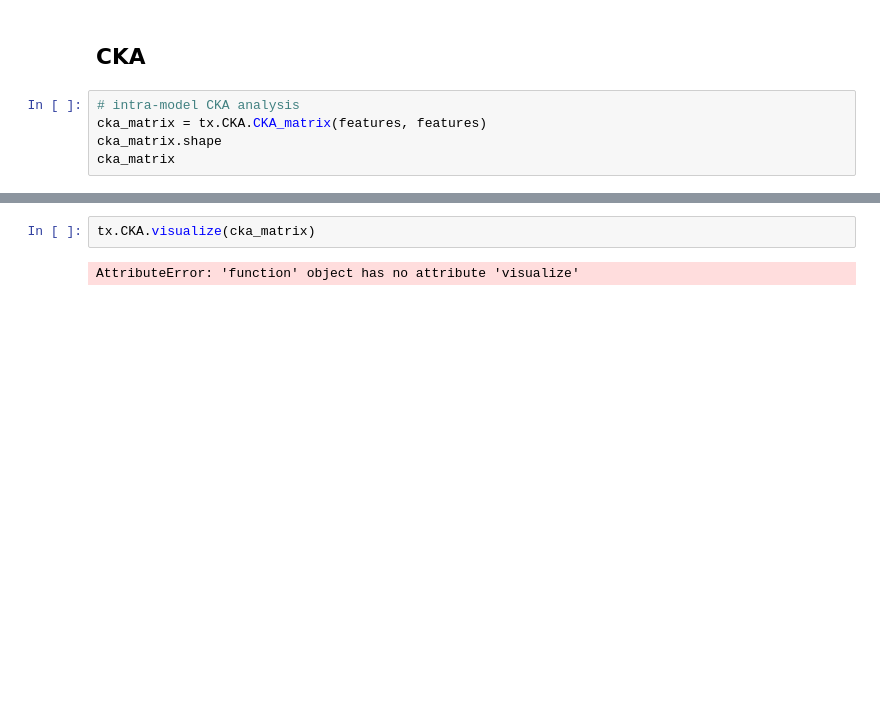
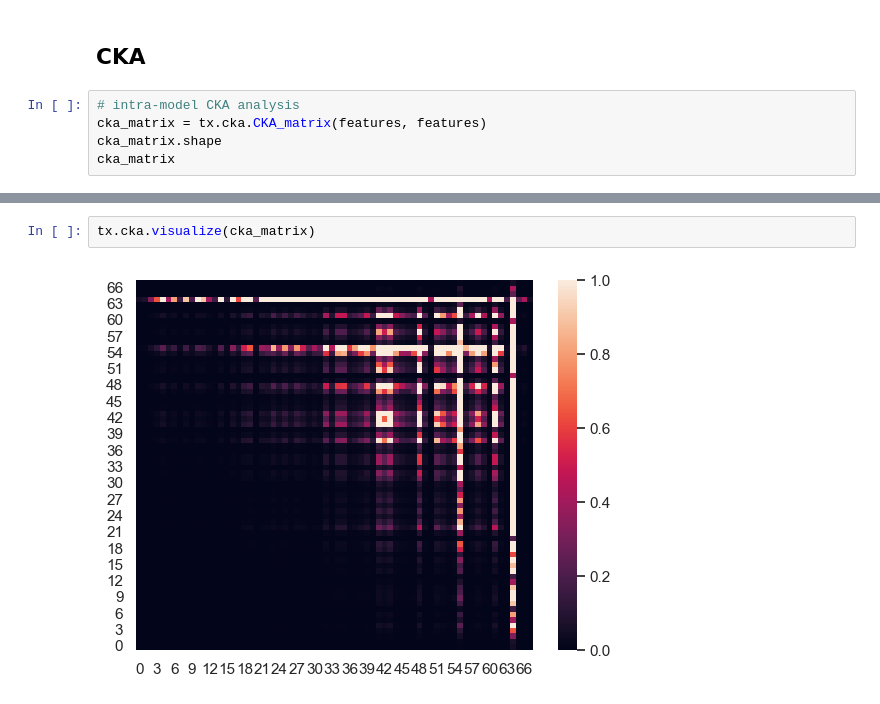
Before and after one commit to jimmylin0979/torchxai, a Jupyter notebook: example/CKA.ipynb, the cells around one changed output, grey strips where cells are left out. Cells and saved outputs as stored; diff of their text form; blank space fills up the shorter version.

```diff
--- a/example/CKA.ipynb
+++ b/example/CKA.ipynb
@@ -43,7 +43,7 @@ dict_keys(['', 'conv1', 'bn1', 'relu', 'maxpool', 'layer1', 'layer1.0', 'layer1.
 ## **CKA**
 # %%
 # intra-model CKA analysis
-cka_matrix = tx.CKA.CKA_matrix(features, features)
+cka_matrix = tx.cka.CKA_matrix(features, features)
 cka_matrix.shape
 cka_matrix
 # %% [output]
@@ -51,4 +63,4 @@ AttributeError: 'function' object has no attribute 'CKA_matrix'
 # %%
-tx.CKA.visualize(cka_matrix)
+tx.cka.visualize(cka_matrix)
 # %% [output]
-AttributeError: 'function' object has no attribute 'visualize'
+[figure, added]
```
Also changed, not shown: parts of 2 cells of this notebook, 3 other files.
